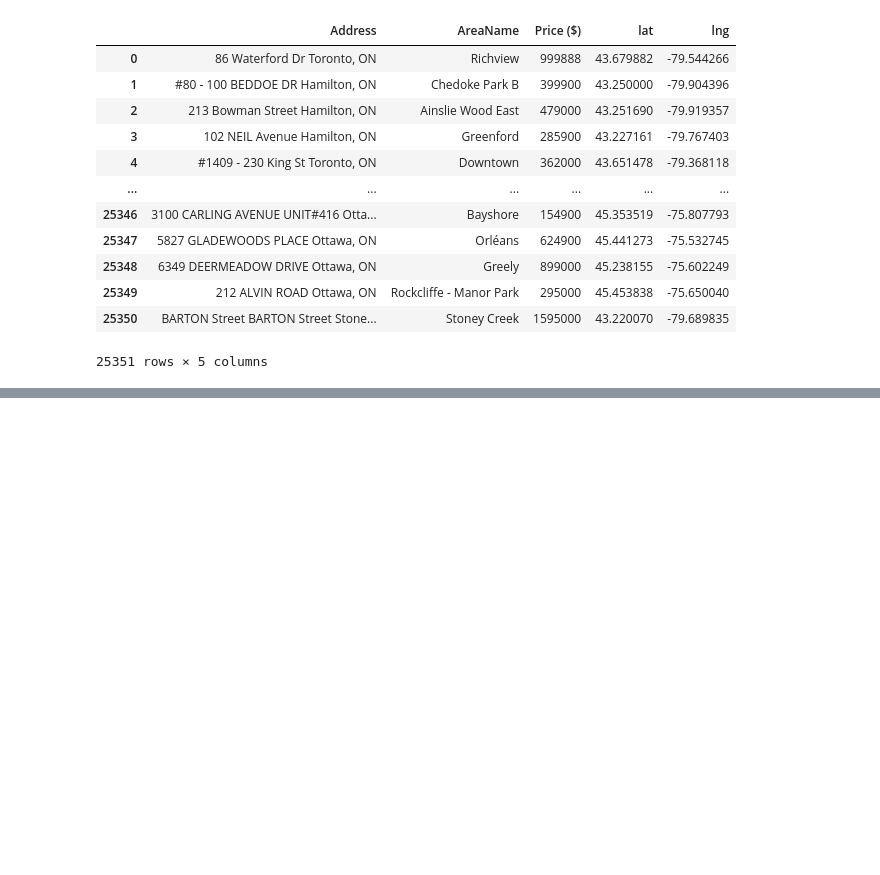
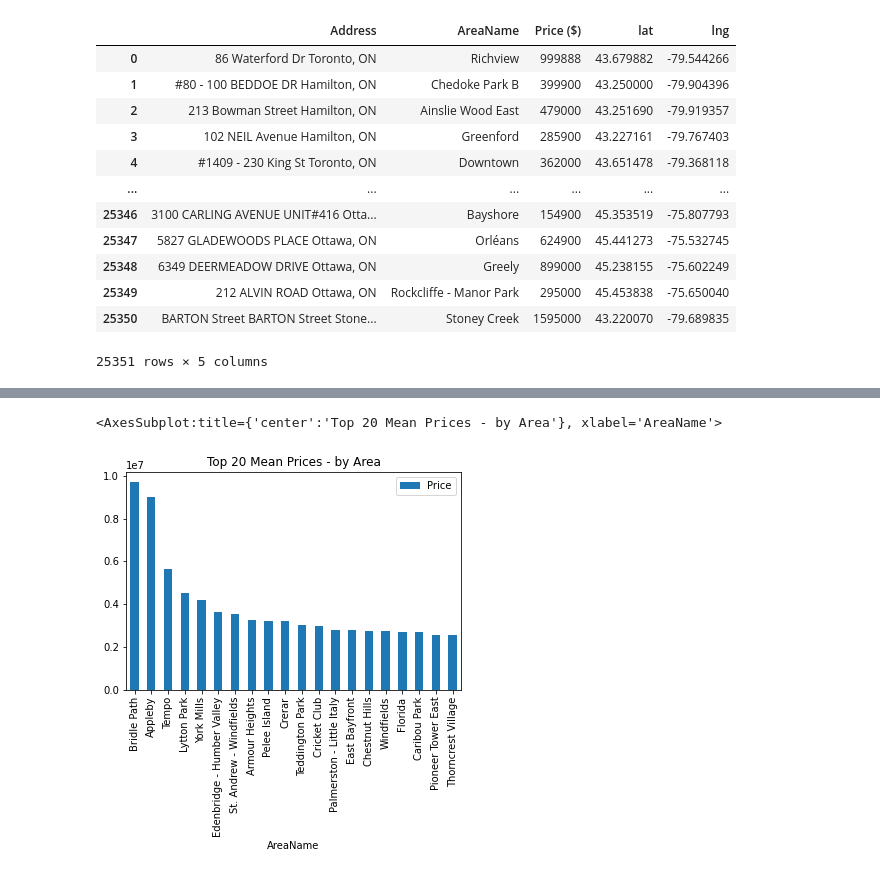
Before and after one commit to a-matos/Project_Housing_Market_ON, a Jupyter notebook: Code/housing_market.ipynb, the cells around one changed output, grey strips where cells are left out. Saved outputs shown, nothing was run; the diff lists cells and outputs as text; code cells hidden in the pictures; blank space fills up the shorter version.

```diff
--- a/Code/housing_market.ipynb
+++ b/Code/housing_market.ipynb
@@ -127,0 +176,9 @@ TypeError: 'type' object is not subscriptable
+# %%
+#Mean Price by Area(Top 20)
+clean_data_dropped = clean_data_df.drop(['Address','lat','lng'], axis=1)
+mean_prices = clean_data_dropped.groupby(['AreaName']).mean().sort_values(by='Price', axis=0, ascending=False)
+mean_prices_top20 = mean_prices[0:20]
+mean_prices_top20.plot(kind='bar', title='Top 20 Mean Prices - by Area')
+# %% [output]
+<AxesSubplot:title={'center':'Top 20 Mean Prices - by Area'}, xlabel='AreaName'>
+[figure, added]
```
Also changed, not shown: parts of 14 cells of this notebook.
